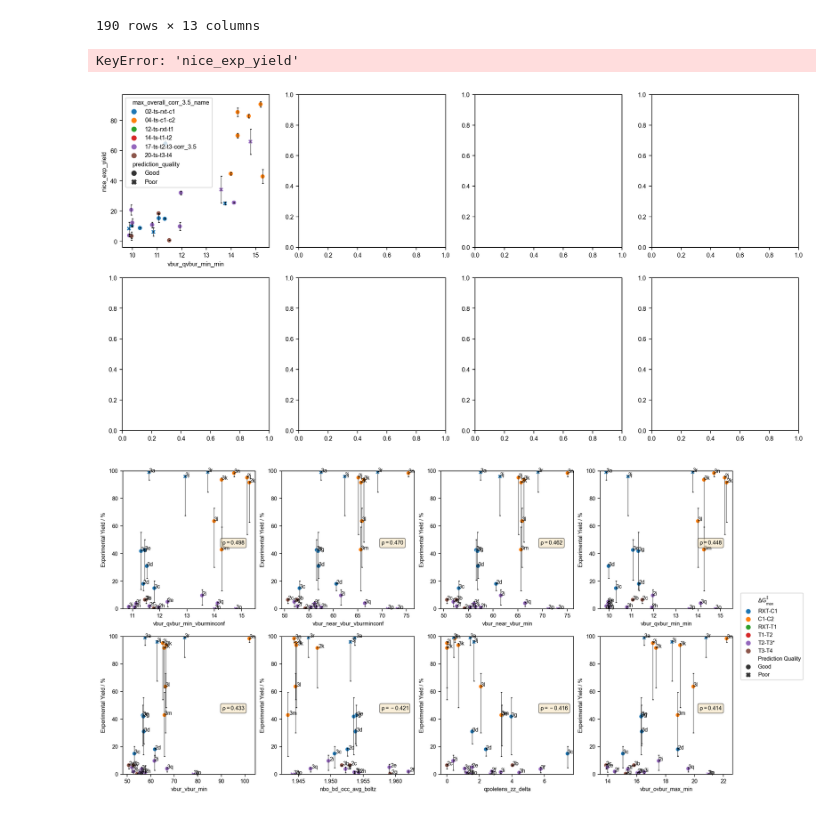
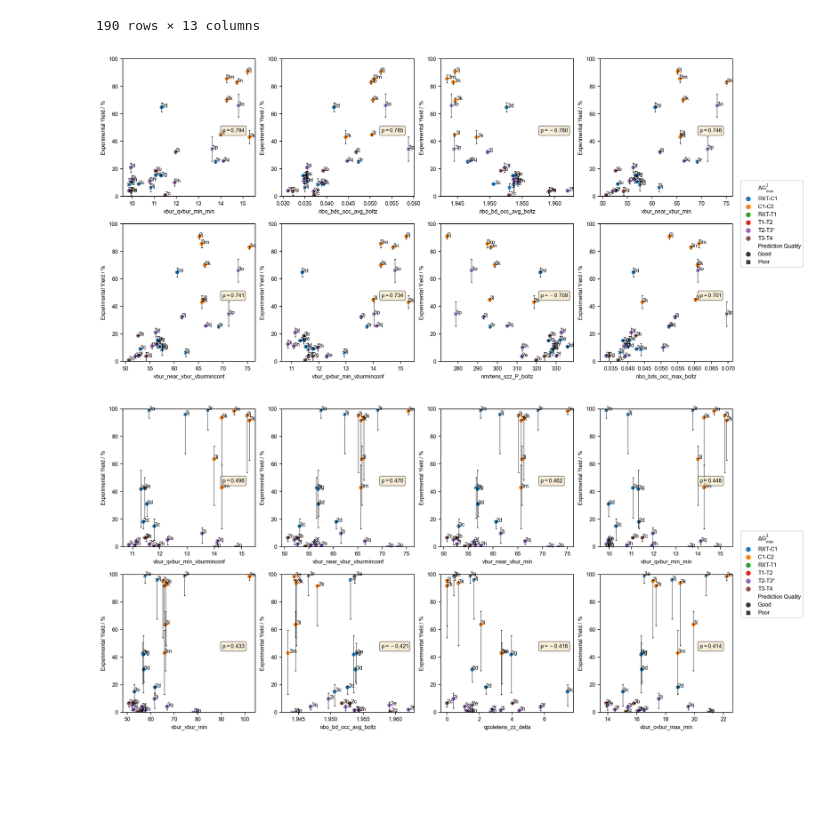
Before and after one commit to chertianser/pdcatpdb-code, a Jupyter notebook: microkinetic_simulations.ipynb, the cells around one changed output. Cells and saved outputs as stored; diff of their text form; code cells hidden in the pictures; blank space fills up the shorter version.

Commit message:
Bugfixes in plot generation

```diff
--- a/microkinetic_simulations.ipynb
+++ b/microkinetic_simulations.ipynb
@@ -423,8 +420,7 @@ else:
                         'binaph': 'darkgreen',
                         }
             yield_dict = {}
-            for _, row in mk_params_df[mk_params_df['microkinetic_name'] == 'p1-3a-iprjohnphos'].iterrows():
-            #for _, row in mk_params_df.iterrows():
+            for _, row in mk_params_df.iterrows():
                 D_NAME = row['microkinetic_name']
                 print(D_NAME)
                 if row['microkinetic_type'] == 'p1':
@@ -621,7 +626,7 @@ plt.savefig('ddg.png', transparent=True, bbox_inches="tight")
 # %% [markdown]
 ## Get Yield Spreads from Water
 # %%
-water_tuning = True
+water_tuning = False
 
 if water_tuning:
     water_equivalents = [1.0, 5.0]
@@ -1533,36 +1520,35 @@ for n, col in enumerate(corr_df_tmp['descriptor']):
     i = n // ncols
     j = n % ncols
     x = col
     y = 'nice_exp_yield'
     g = sns.scatterplot(x=x, y=y, data=kraken_full, hue_order=hue_order, palette='tab10', style=kraken_full['prediction_quality'], hue=f'max_overall_corr_{equiv}_name', ax=ax[i][j])
     g5 = ax[i][j].errorbar(x=x, y=y, yerr='nice_exp_error', data=kraken_full, fmt='none', ecolor='black', capsize=1, linewidth=0.5, label='_nolegend_')
-    for _, row in kraken_df.iterrows():
+    for _, row in kraken_full.iterrows():
         ax[i][j].text(row[x]*1.0001, row[y]*1.001, row['exp_name'], fontsize=8)
     ax[i][j].legend_.remove()
     props = dict(boxstyle='round', facecolor='wheat', alpha=0.5)
     ax[i][j].text(0.75, 0.5, r'$\rho=%.3f$' % (corr_df[corr_df['descriptor'] == col][interest]),
            transform=ax[i][j].transAxes, verticalalignment='top', bbox=props)
     ax[i][j].set_ylabel("Experimental Yield / %")
     ax[i][j].set_ylim(0,100)
 
 
 text_list = plt.legend(bbox_to_anchor=(1.04,1), loc="center left").get_texts()
 text_list[0].set_text("$\Delta$G$^{\u2021}_{max}$")
 text_list[1].set_text('RXT-C1')
 text_list[2].set_text('C1-C2')
 text_list[3].set_text('RXT-T1')
 text_list[4].set_text('T1-T2')
 text_list[5].set_text('T2-T3*')
 text_list[6].set_text('T3-T4')
 text_list[7].set_text('Prediction Quality')
 
 #ax.set_xlabel("V$_{bur}$ (min) / %")
 
 
 plt.savefig("expfullcorrplots.png", transparent=True, bbox_inches='tight')
 # %% [output]
-KeyError: 'nice_exp_yield'
-[figure, old version]
+[figure, new version]
 # %%
 interest = 'comp_full'
 #corr_hg[corr_hg[interest] >= 0.4].sort_values(by=interest,ascending=False)
```
Also changed, not shown: parts of 5 cells of this notebook, 1 other file.
